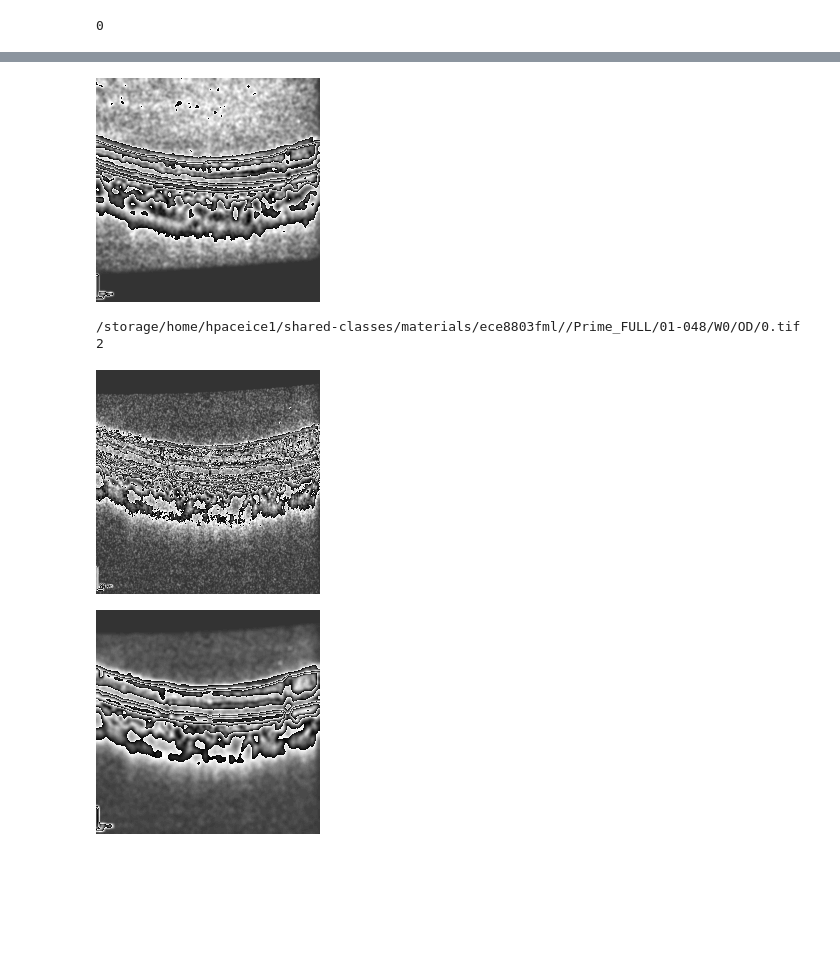
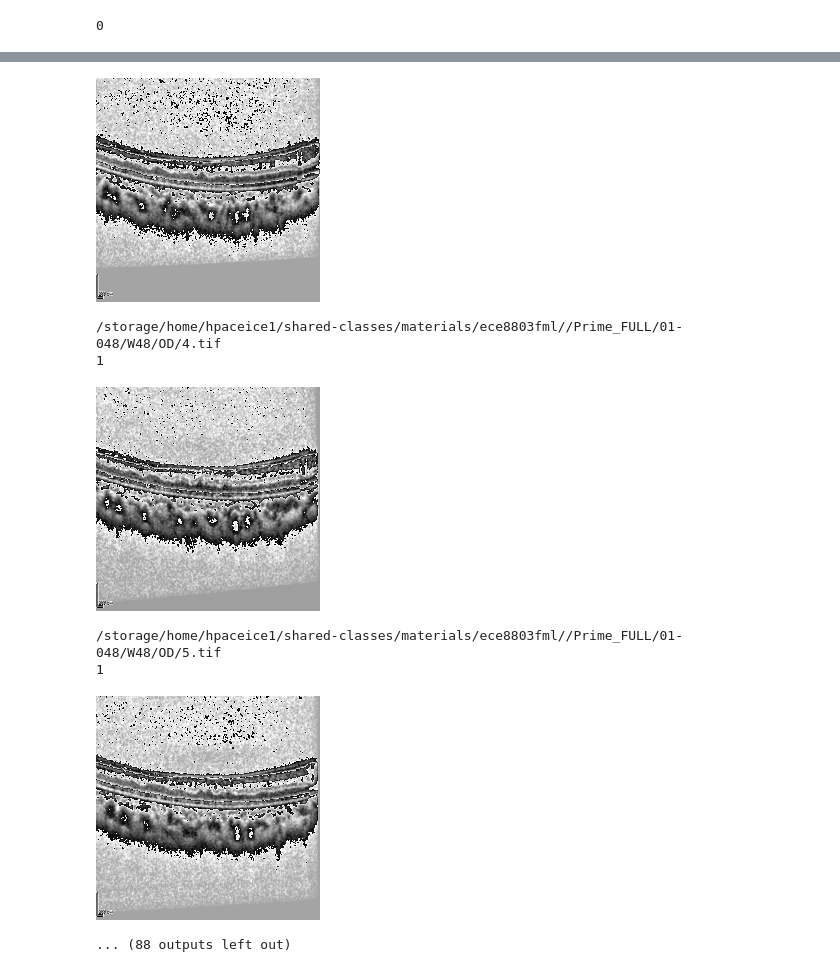
Before and after one commit to abhibambhaniya/DRSS-Severity-Classification-on-OCT-images, a Jupyter notebook: data_prep/evaluation.ipynb, the cells around one changed output, grey strips where cells are left out. Drawn from its saved outputs; the diff is of its cells as text; code cells hidden in the pictures; blank space fills up the shorter version.

```diff
--- a/data_prep/evaluation.ipynb
+++ b/data_prep/evaluation.ipynb
@@ -24,6 +24,7 @@ normalize = transforms.Normalize(mean=mean, std=std)
 transform_resnet = transforms.Compose([
     transforms.Resize(size=(224,224)),
     transforms.Grayscale(num_output_channels=3), # to compatible with resnet
+    transforms.ColorJitter(contrast=(0.5, 0.5)),
     transforms.ToTensor(),
     normalize,
     transforms.ToPILImage()
@@ -60,9 +61,9 @@ print(label[25])
 # %% [output]
 0
 # %%
-index = 25
+index = 0
 folder_path = data_root + path_list[index]
-for i  in range(0, 1):
+for i  in range(0, 50):
     tif = str(i) + '.tif'
     png = str(i) + '.png'
 
@@ -73,41 +74,43 @@ for i  in range(0, 1):
     elif (os.path.isfile(os.path.join(folder_path, png))):
        img = Image.open(os.path.join(folder_path, png)).convert("L")
 
+#     display(img)
+#     img = transforms.functional.crop(img, top=80, height = 330 , width = 504, left = 0)
     display(transform_resnet(img))
-    img = transform_augment(img)
-    display(img)
+#     img = transform_augment(img)
+#     display(img)
 
-index = 0
-folder_path = data_root + path_list[index]
-for i  in range(0, 1):
-    tif = str(i) + '.tif'
-    png = str(i) + '.png'
+# index = 0
+# folder_path = data_root + path_list[index]
+# for i  in range(0, 1):
+#     tif = str(i) + '.tif'
+#     png = str(i) + '.png'
 
-    print(os.path.join(folder_path, tif))
-    print(label[index])
-    if (os.path.isfile(os.path.join(folder_path, tif))):
-       img = Image.open(os.path.join(folder_path, tif)).convert("L")
-    elif (os.path.isfile(os.path.join(folder_path, png))):
-       img = Image.open(os.path.join(folder_path, png)).convert("L")
+#     print(os.path.join(folder_path, tif))
+#     print(label[index])
+#     if (os.path.isfile(os.path.join(folder_path, tif))):
+#        img = Image.open(os.path.join(folder_path, tif)).convert("L")
+#     elif (os.path.isfile(os.path.join(folder_path, png))):
+#        img = Image.open(os.path.join(folder_path, png)).convert("L")
 
-    display(transform_resnet(img))
-    img = transform_augment(img)
-    display(img)
+#     display(transform_resnet(img))
+#     img = transform_augment(img)
+#     display(img)
 
-index = 2
-folder_path = data_root + path_list[index]
-for i  in range(0, 1):
-    tif = str(i) + '.tif'
-    png = str(i) + '.png'
+# index = 2
+# folder_path = data_root + path_list[index]
+# for i  in range(0, 1):
+#     tif = str(i) + '.tif'
+#     png = str(i) + '.png'
 
-    print(os.path.join(folder_path, tif))
-    print(label[index])
-    if (os.path.isfile(os.path.join(folder_path, tif))):
-       img = Image.open(os.path.join(folder_path, tif)).convert("L")
-    elif (os.path.isfile(os.path.join(folder_path, png))):
-       img = Image.open(os.path.join(folder_path, png)).convert("L")
+#     print(os.path.join(folder_path, tif))
+#     print(label[index])
+#     if (os.path.isfile(os.path.join(folder_path, tif))):
+#        img = Image.open(os.path.join(folder_path, tif)).convert("L")
+#     elif (os.path.isfile(os.path.join(folder_path, png))):
+#        img = Image.open(os.path.join(folder_path, png)).convert("L")
 
-    display(transform_resnet(img))
-    img = transform_augment(img)
-    display(img)
+#     display(transform_resnet(img))
+#     img = transform_augment(img)
+#     display(img)
 # %% [output]
@@ -121,5 +128,8 @@ for i  in range(0, 1):
-[figure, old version]
+[figure, new version]
-/storage/home/hpaceice1/shared-classes/materials/ece8803fml//Prime_FULL/01-048/W0/OD/0.tif
-2
+/storage/home/hpaceice1/shared-classes/materials/ece8803fml//Prime_FULL/01-048/W48/OD/4.tif
+1
-[figure, old version]
+[figure, new version]
+/storage/home/hpaceice1/shared-classes/materials/ece8803fml//Prime_FULL/01-048/W48/OD/5.tif
+1
-[figure, old version]
+[figure, new version]
+... (88 outputs left out)
```
Also changed, not shown: parts of 2 cells of this notebook, 1 other file.
